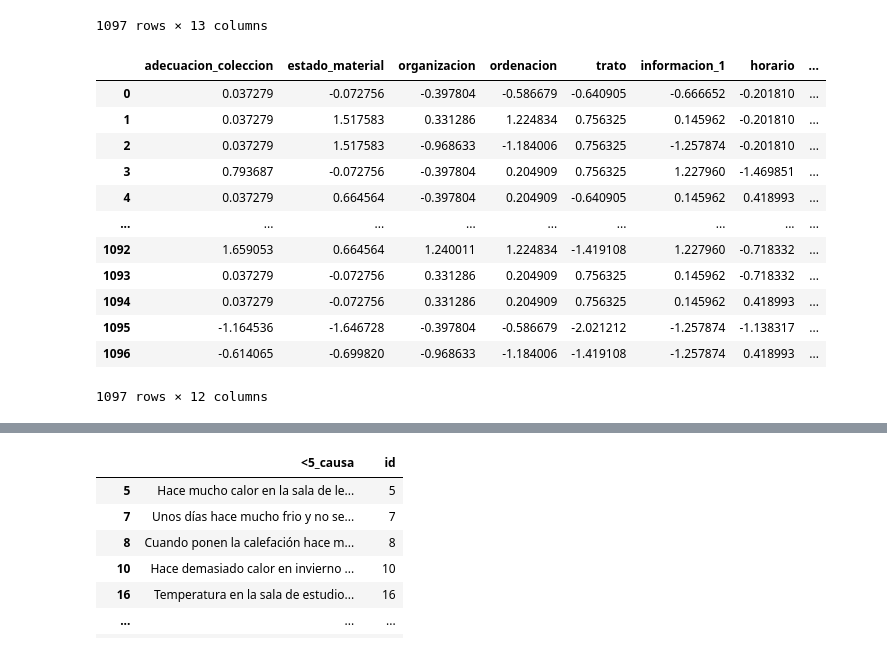
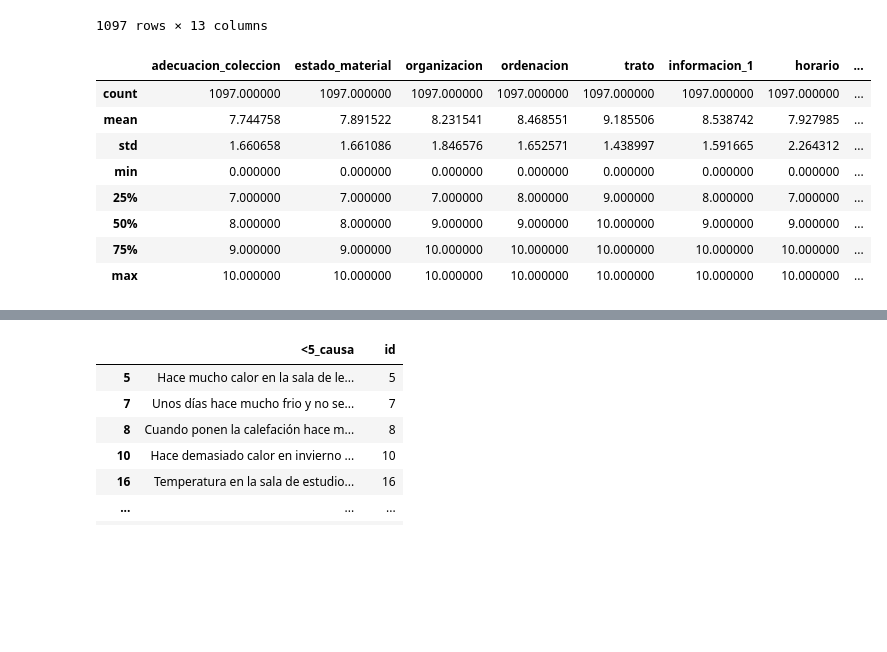
Before and after one commit to isaacGGomez/Ing_Caract, a Jupyter notebook: Practica_2.ipynb, the cells around one changed output, grey strips where cells are left out. Drawn from its saved outputs; the diff is of its cells as text; code cells hidden in the pictures; blank space fills up the shorter version.

```diff
--- a/Practica_2.ipynb
+++ b/Practica_2.ipynb
@@ -34,19 +35,14 @@ df
 # %%
 dfnum = df.drop(['<5_causa'],axis = 1).astype('float')
 dfnum[dfnum.columns] = SimpleImputer(strategy='median').fit_transform(dfnum[dfnum.columns])
-dfnum[dfnum.columns.difference(['id'])] = pd.DataFrame(pt.fit_transform(dfnum[dfnum.columns.difference(['id'])]),columns=dfnum.columns.difference(['id']))
-dfnum
+dfnum.describe()
 # %% [output]
 |  | adecuacion_coleccion | estado_material | organizacion | ordenacion | trato | informacion_1 | horario | ... |
-| 0 | 0.037279 | -0.072756 | -0.397804 | -0.586679 | -0.640905 | -0.666652 | -0.201810 | ... |
-| 1 | 0.037279 | 1.517583 | 0.331286 | 1.224834 | 0.756325 | 0.145962 | -0.201810 | ... |
-| 2 | 0.037279 | 1.517583 | -0.968633 | -1.184006 | 0.756325 | -1.257874 | -0.201810 | ... |
-| 3 | 0.793687 | -0.072756 | -0.397804 | 0.204909 | 0.756325 | 1.227960 | -1.469851 | ... |
-| 4 | 0.037279 | 0.664564 | -0.397804 | 0.204909 | -0.640905 | 0.145962 | 0.418993 | ... |
-| ... | ... | ... | ... | ... | ... | ... | ... | ... |
-| 1092 | 1.659053 | 0.664564 | 1.240011 | 1.224834 | -1.419108 | 1.227960 | -0.718332 | ... |
-| 1093 | 0.037279 | -0.072756 | 0.331286 | 0.204909 | 0.756325 | 0.145962 | -0.718332 | ... |
-| 1094 | 0.037279 | -0.072756 | 0.331286 | 0.204909 | 0.756325 | 0.145962 | 0.418993 | ... |
-| 1095 | -1.164536 | -1.646728 | -0.397804 | -0.586679 | -2.021212 | -1.257874 | -1.138317 | ... |
-| 1096 | -0.614065 | -0.699820 | -0.968633 | -1.184006 | -1.419108 | -1.257874 | 0.418993 | ... |
+| count | 1097.000000 | 1097.000000 | 1097.000000 | 1097.000000 | 1097.000000 | 1097.000000 | 1097.000000 | ... |
+| mean | 7.744758 | 7.891522 | 8.231541 | 8.468551 | 9.185506 | 8.538742 | 7.927985 | ... |
+| std | 1.660658 | 1.661086 | 1.846576 | 1.652571 | 1.438997 | 1.591665 | 2.264312 | ... |
+| min | 0.000000 | 0.000000 | 0.000000 | 0.000000 | 0.000000 | 0.000000 | 0.000000 | ... |
+| 25% | 7.000000 | 7.000000 | 7.000000 | 8.000000 | 9.000000 | 8.000000 | 7.000000 | ... |
+| 50% | 8.000000 | 8.000000 | 9.000000 | 9.000000 | 10.000000 | 9.000000 | 9.000000 | ... |
+| 75% | 9.000000 | 9.000000 | 10.000000 | 10.000000 | 10.000000 | 10.000000 | 10.000000 | ... |
+| max | 10.000000 | 10.000000 | 10.000000 | 10.000000 | 10.000000 | 10.000000 | 10.000000 | ... |
-1097 rows × 12 columns
```
Also changed, not shown: parts of 16 cells of this notebook, 2 other files.
